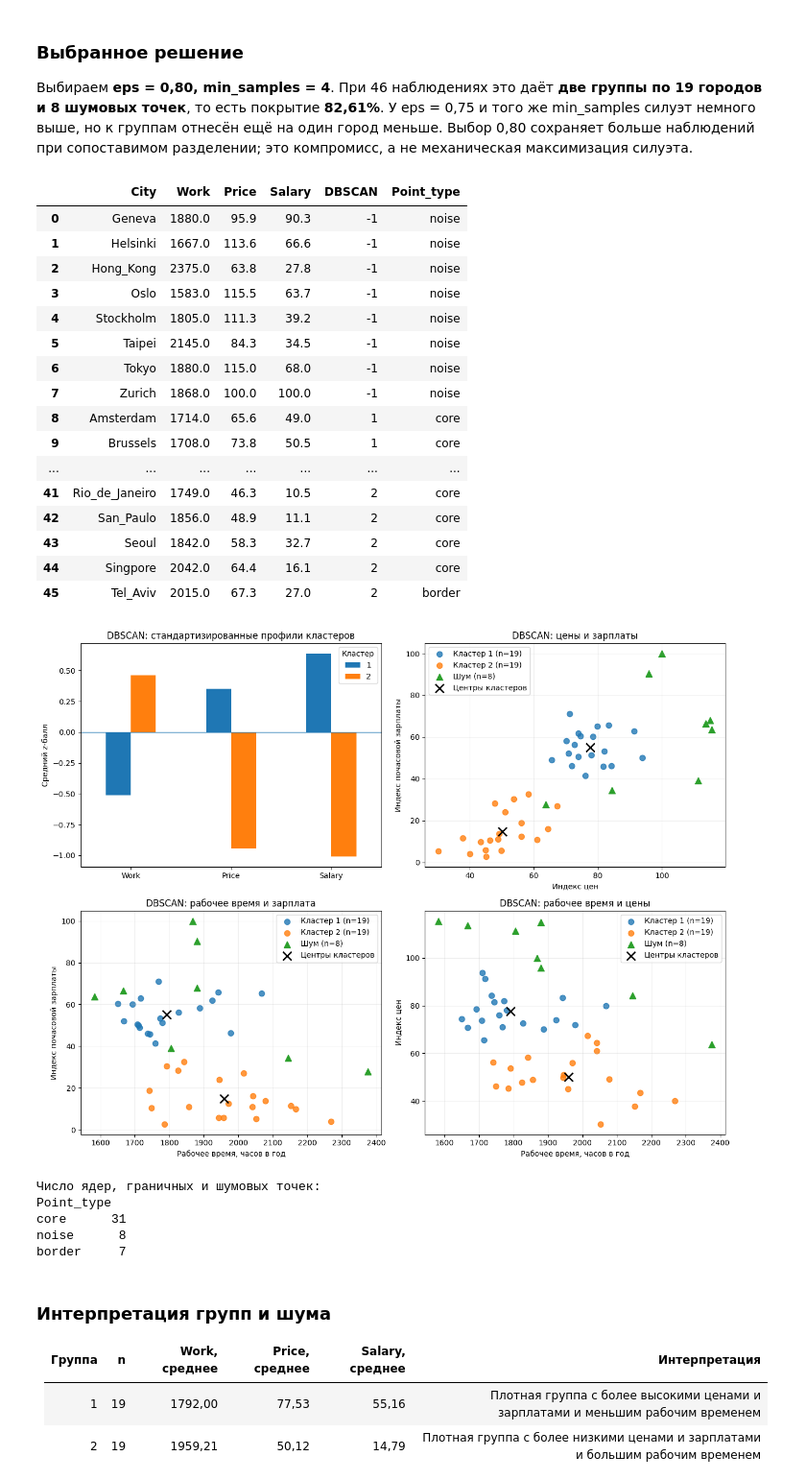
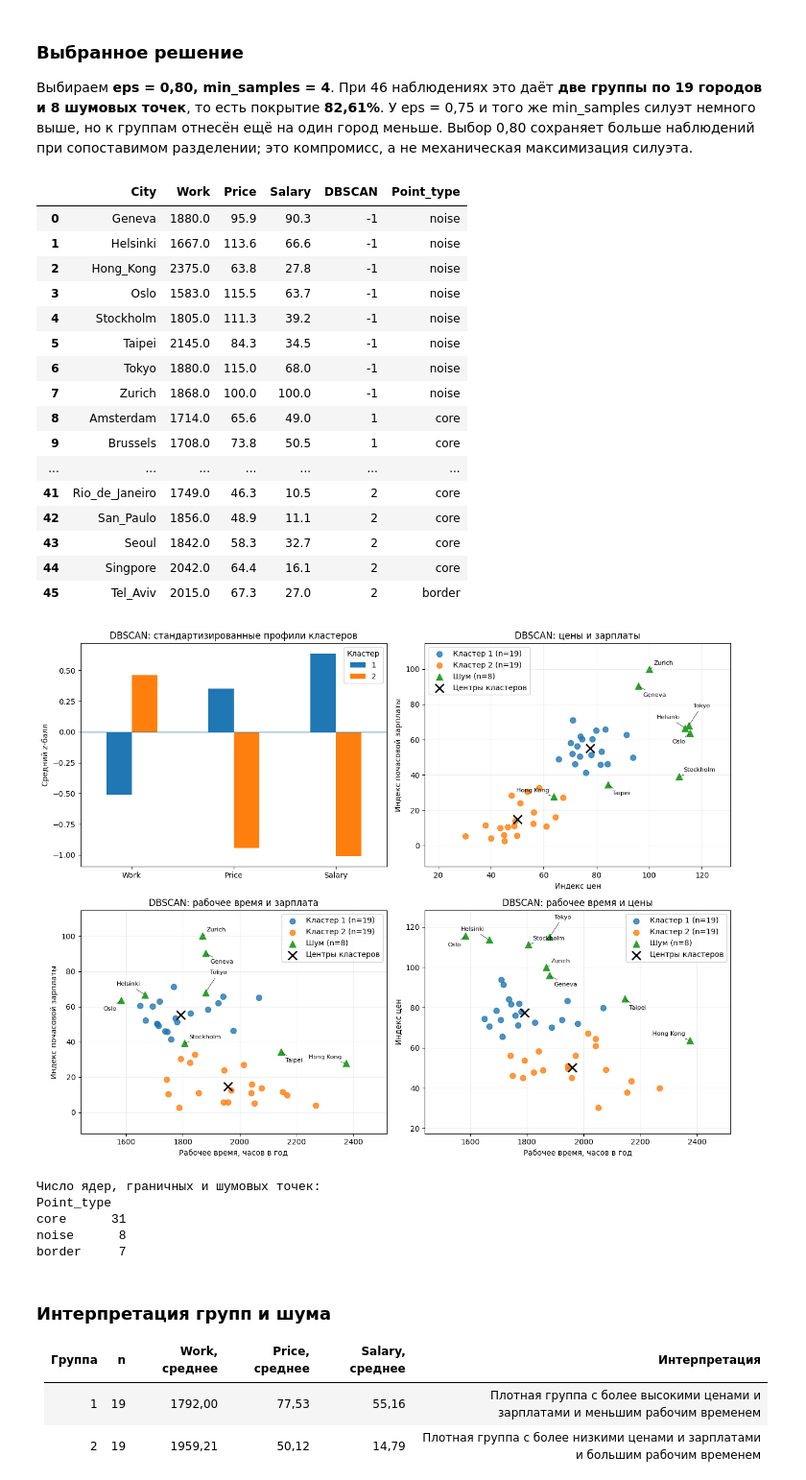
Before and after one commit to IvanManomenov/python_data_analytics, a Jupyter notebook: lab3/lab3_dbscan.ipynb, the cells around one changed output. Shown at 96% size. Cells and saved outputs as stored; diff of their text form; code cells hidden in the pictures.

Commit message:
Label every noise city on DBSCAN pair plots

```diff
--- a/lab3/lab3_dbscan.ipynb
+++ b/lab3/lab3_dbscan.ipynb
@@ -138,34 +138,44 @@ for ax, x, y, title in [
     # Шум отмечаем треугольниками, чтобы отличать его от центров кластеров.
     ax.scatter(noise3[x], noise3[y], marker='^', s=75,
                label=f'Шум (n={len(noise3)})')
+    # Подписываем все шумовые города; смещения помогают разделить близкие подписи.
+    offsets = [(6, -14), (-6, 12), (-6, 6), (-6, -14),
+               (6, 6), (6, -14), (6, 24), (6, 6)]
+    for i, (_, city) in enumerate(noise3.iterrows()):
+        dx, dy = offsets[i % len(offsets)]
+        ax.annotate(city.City.replace('_', ' '), (city[x], city[y]),
+                    xytext=(dx, dy), textcoords='offset points', fontsize=8,
+                    ha='left' if dx > 0 else 'right',
+                    arrowprops={'arrowstyle': '-', 'linewidth': .5})
+    ax.margins(x=.18, y=.15)
     ax.scatter(centers3[x], centers3[y], marker='x', c='black',
                s=130, linewidths=2, zorder=5, label='Центры кластеров')
     ax.set(title=title, xlabel=axis_names3[x], ylabel=axis_names3[y])
     ax.legend()
     ax.grid(alpha=.2)
 plt.tight_layout()
 plt.show()
 print('Число ядер, граничных и шумовых точек:')
 print(cities3.Point_type.value_counts().to_string())
 # %% [output]
 |  | City | Work | Price | Salary | DBSCAN | Point_type |
 | 0 | Geneva | 1880.0 | 95.9 | 90.3 | -1 | noise |
 | 1 | Helsinki | 1667.0 | 113.6 | 66.6 | -1 | noise |
 | 2 | Hong_Kong | 2375.0 | 63.8 | 27.8 | -1 | noise |
 | 3 | Oslo | 1583.0 | 115.5 | 63.7 | -1 | noise |
 | 4 | Stockholm | 1805.0 | 111.3 | 39.2 | -1 | noise |
 | 5 | Taipei | 2145.0 | 84.3 | 34.5 | -1 | noise |
 | 6 | Tokyo | 1880.0 | 115.0 | 68.0 | -1 | noise |
 | 7 | Zurich | 1868.0 | 100.0 | 100.0 | -1 | noise |
 | 8 | Amsterdam | 1714.0 | 65.6 | 49.0 | 1 | core |
 | 9 | Brussels | 1708.0 | 73.8 | 50.5 | 1 | core |
 | ... | ... | ... | ... | ... | ... | ... |
 | 41 | Rio_de_Janeiro | 1749.0 | 46.3 | 10.5 | 2 | core |
 | 42 | San_Paulo | 1856.0 | 48.9 | 11.1 | 2 | core |
 | 43 | Seoul | 1842.0 | 58.3 | 32.7 | 2 | core |
 | 44 | Singpore | 2042.0 | 64.4 | 16.1 | 2 | core |
 | 45 | Tel_Aviv | 2015.0 | 67.3 | 27.0 | 2 | border |
-[figure, old version]
+[figure, new version]
 Число ядер, граничных и шумовых точек:
 Point_type
 core      31
```
